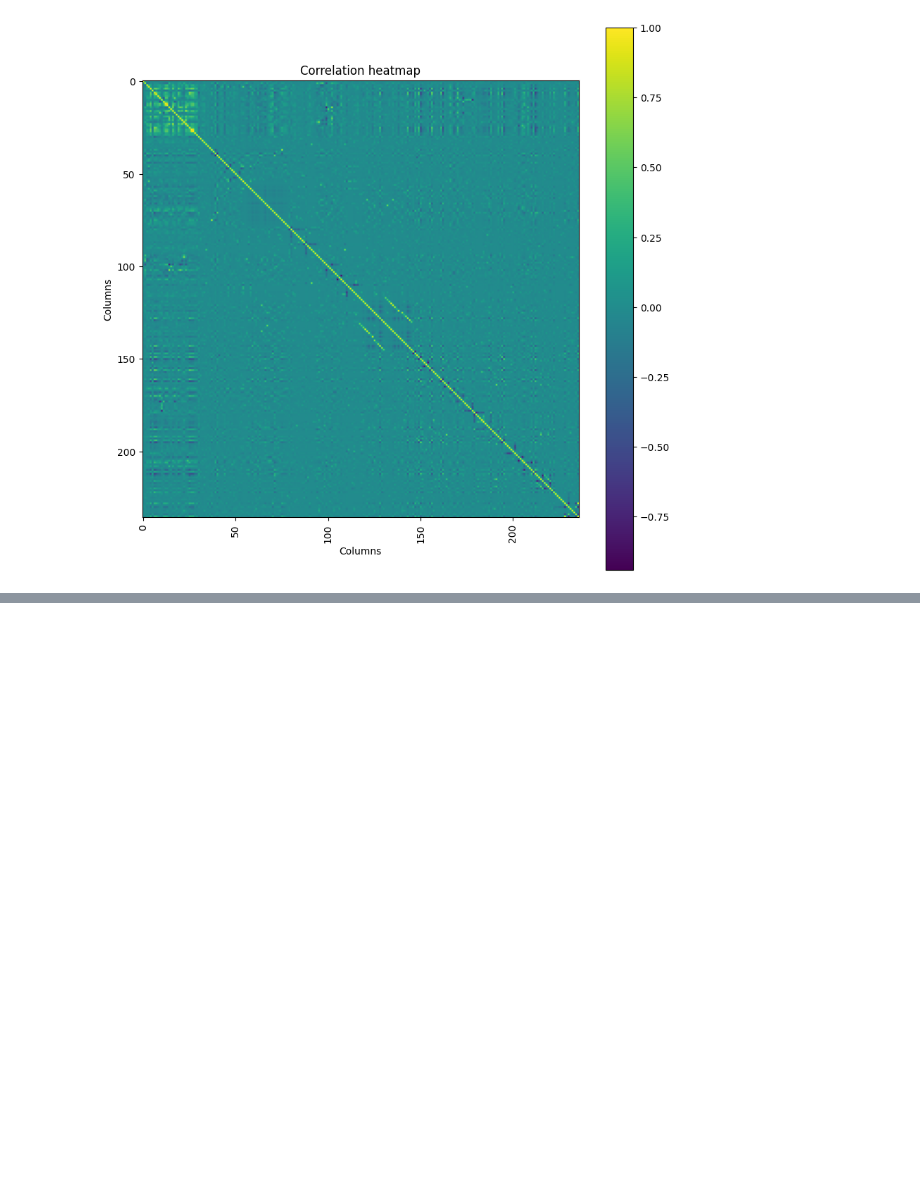
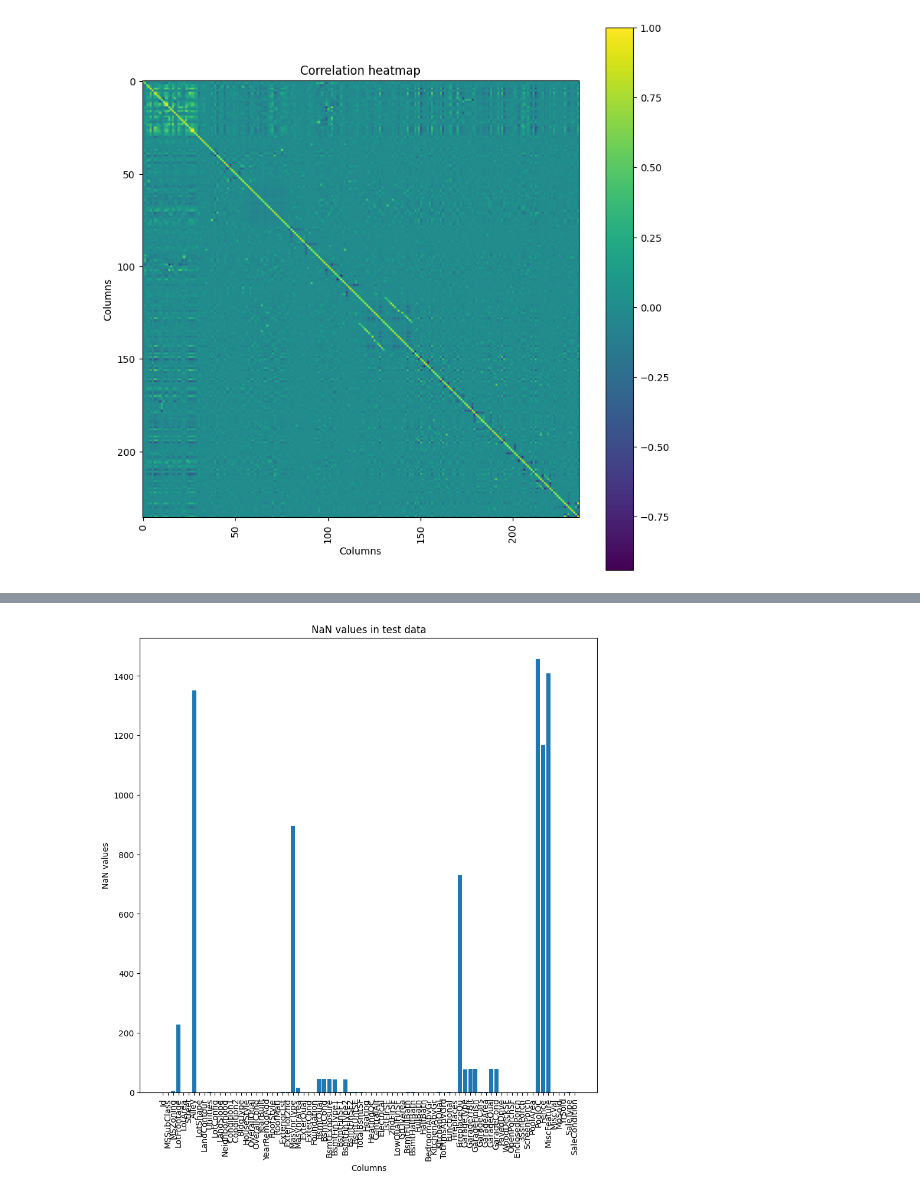
Before and after one commit to isaacj96/HousingMarket, a Jupyter notebook: house-prices-advanced-regression-techniques/main.ipynb, the cells around one changed output, grey strips where cells are left out. Cells and saved outputs as stored; diff of their text form; code cells hidden in the pictures; blank space fills up the shorter version.

```diff
--- a/house-prices-advanced-regression-techniques/main.ipynb
+++ b/house-prices-advanced-regression-techniques/main.ipynb
@@ -279,0 +305,12 @@ Index(['OverallQual', 'Neighborhood_NridgHt', 'Condition2_RRAn',
+# %%
+# Let's graph the NaN values
+plt.figure(figsize=(10, 10))
+plt.title('NaN values in test data')
+plt.xlabel('Columns')
+plt.ylabel('NaN values')
+plt.xticks(rotation=90)
+plt.bar(test_df.columns, test_df.isna().sum())
+plt.show()
+plt.savefig('NaN_values_in_test_data.png')
+# %% [output]
+[figure, added]
```
Also changed, not shown: parts of 36 cells of this notebook.
